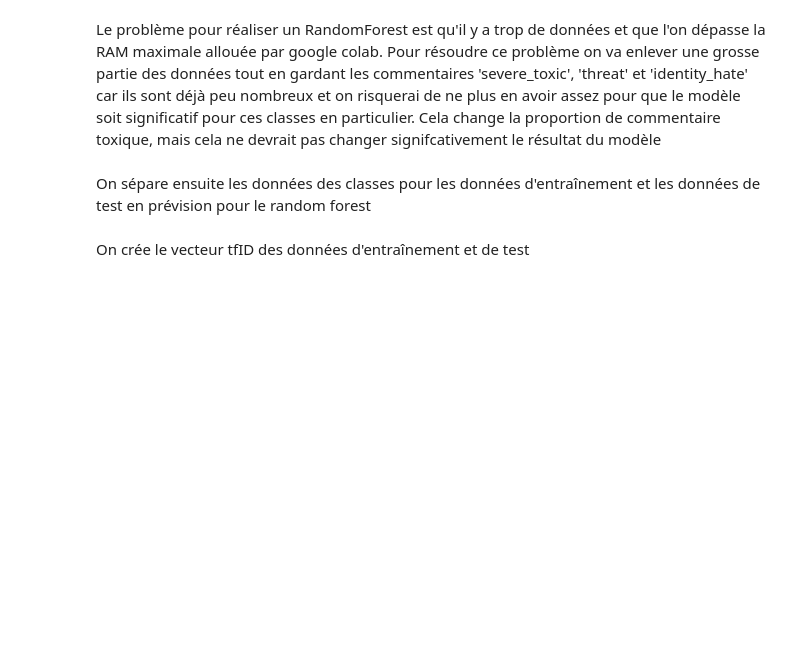
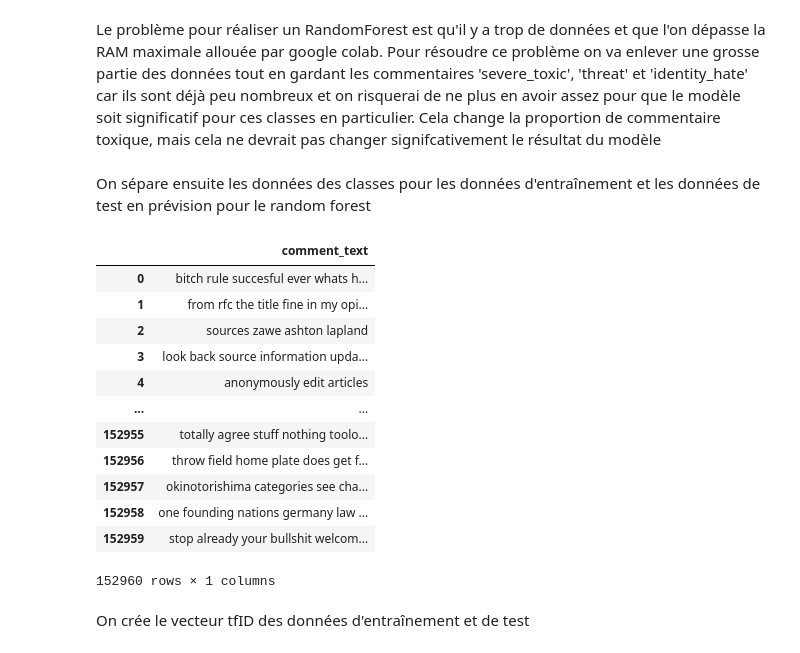
Before and after one commit to Giraud-Pierre/Toxic_Comment_classification, a Jupyter notebook: Classification_commentaires_toxiques.ipynb, the cells around one changed output. Drawn from its saved outputs; the diff is of its cells as text; code cells hidden in the pictures; blank space fills up the shorter version.

```diff
--- a/Classification_commentaires_toxiques.ipynb
+++ b/Classification_commentaires_toxiques.ipynb
@@ -605,4 +605,7 @@ Une fois les étapes précédentes réalisé une fois, on peut directement recha
 # %%
 data = pd.read_csv('/content/drive/MyDrive/NLP_4A/Projet/cleaned_data.csv')
 test = pd.read_csv('/content/drive/MyDrive/NLP_4A/Projet/cleaned_test.csv')
-data.head()
+test_label = pd.read_csv('/content/drive/MyDrive/NLP_4A/Projet/data_classification_commentaires_toxiques/test_labels.csv')
+labels = data.drop(['comment_text'],axis = 1).columns
+for label in labels:
+  test = test.join(test_label[label])
@@ -638,8 +636,24 @@ On sépare ensuite les données des classes pour les données d'entraînement et
 # %%
 Data_train = [*sample['comment_text']]
 Labels_train = [*sample.drop(['comment_text'],axis=1).values]
+#On prend un échantillon pour les tests 10 fois plus petit que celui pour l'entraînement
 Data_test = [*test['comment_text']][:int(sample_size/10)]
-Labels_test = [*test.drop(['comment_text'],axis=1).values][:int(sample_size/10)]
+Labels_test = [*test.drop(['comment_text'],axis=1).values]
+test
+# %% [output]
+|  | comment_text |
+| 0 | bitch rule succesful ever whats h... |
+| 1 | from rfc the title fine in my opi... |
+| 2 | sources zawe ashton lapland |
+| 3 | look back source information upda... |
+| 4 | anonymously edit articles |
+| ... | ... |
+| 152955 | totally agree stuff nothing toolo... |
+| 152956 | throw field home plate does get f... |
+| 152957 | okinotorishima categories see cha... |
+| 152958 | one founding nations germany law ... |
+| 152959 | stop already your bullshit welcom... |
+152960 rows × 1 columns
 # %% [markdown]
 On crée le vecteur tfID des données d'entraînement et de test
 # %%
```
Also changed, not shown: parts of 3 cells of this notebook.
